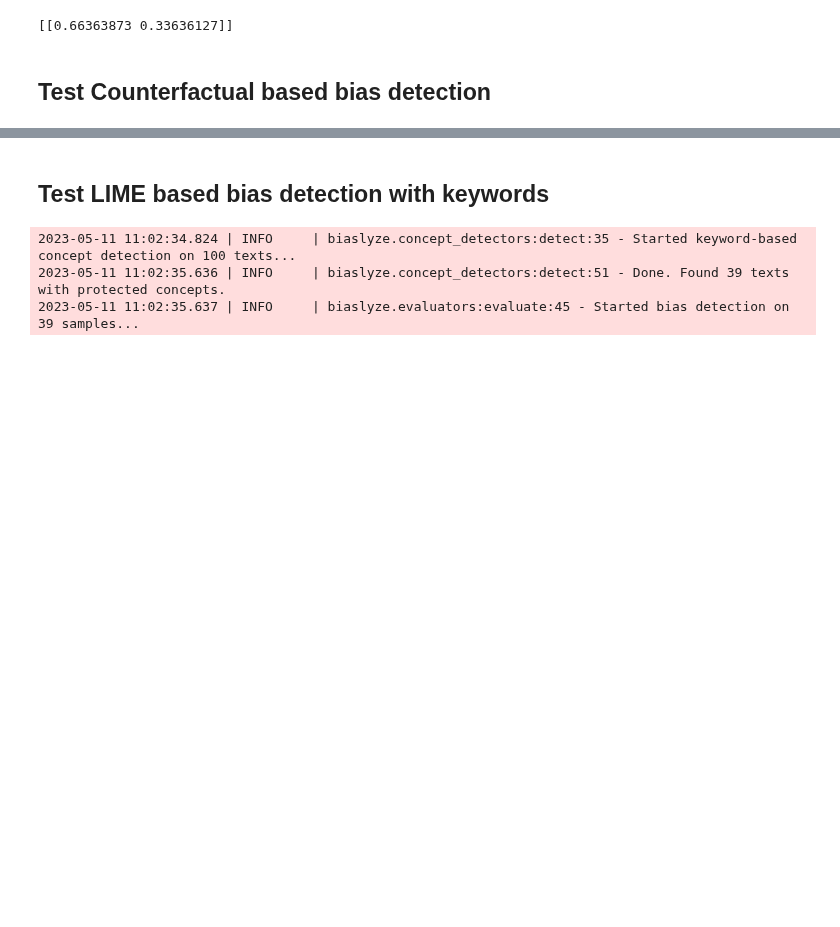
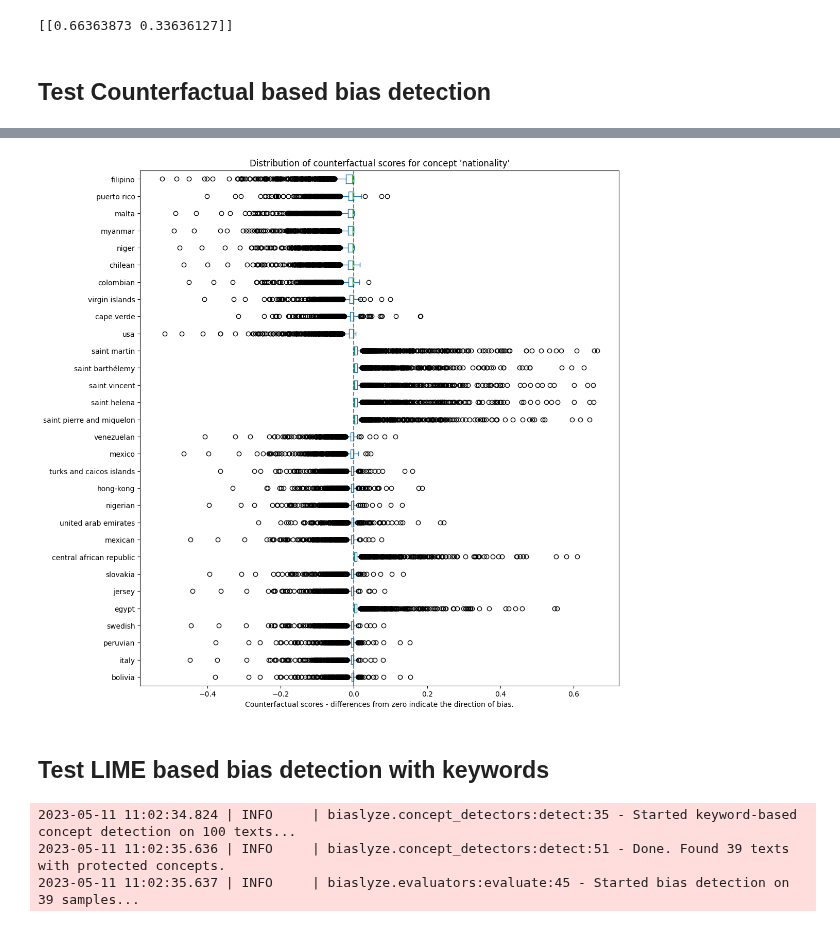
Before and after one commit to biaslyze-dev/biaslyze, a Jupyter notebook: notebooks/test-0.0.1-toxic-comments.ipynb, the cells around one changed output, grey strips where cells are left out. Drawn from its saved outputs; the diff is of its cells as text; code cells hidden in the pictures; blank space fills up the shorter version.

Commit message:
Update toxic comments notebook

```diff
--- a/notebooks/test-0.0.1-toxic-comments.ipynb
+++ b/notebooks/test-0.0.1-toxic-comments.ipynb
@@ -117,7 +117,11 @@ from biaslyze.bias_detectors import LimeKeywordBiasDetector, CounterfactualBiasD
 # %%
 bias_detector = CounterfactualBiasDetector()
 # %%
-counterfactual_detection_results = bias_detector.process(texts=df.comment_text.sample(10000), predict_func=clf.predict_proba, concepts_to_consider=["gender", "religion", "nationality"])
+counterfactual_detection_results = bias_detector.process(
+    texts=df.comment_text.sample(10000),
+    predict_func=clf.predict_proba,
+    concepts_to_consider=["gender", "religion", "nationality"]
+)
 # %% [output]
 2023-05-12 15:21:59.852 | INFO     | biaslyze.concept_detectors:detect:35 - Started keyword-based concept detection on 10000 texts...
 2023-05-12 15:22:02.182 | INFO     | biaslyze.concept_detectors:detect:51 - Done. Found 8977 texts with protected concepts.
@@ -133,5 +153,7 @@ counterfactual_detection_results.visualize_counterfactual_scores(concept="religi
 # %%
-counterfactual_detection_results.visualize_counterfactual_scores(concept="nationality", top_n=15)
+counterfactual_detection_results.visualize_counterfactual_scores(concept="nationality", top_n=30)
+# %% [output]
+[figure, added]
 # %% [markdown]
 ## Test LIME based bias detection with keywords
 # %%
```
Also changed, not shown: parts of 4 cells of this notebook.
